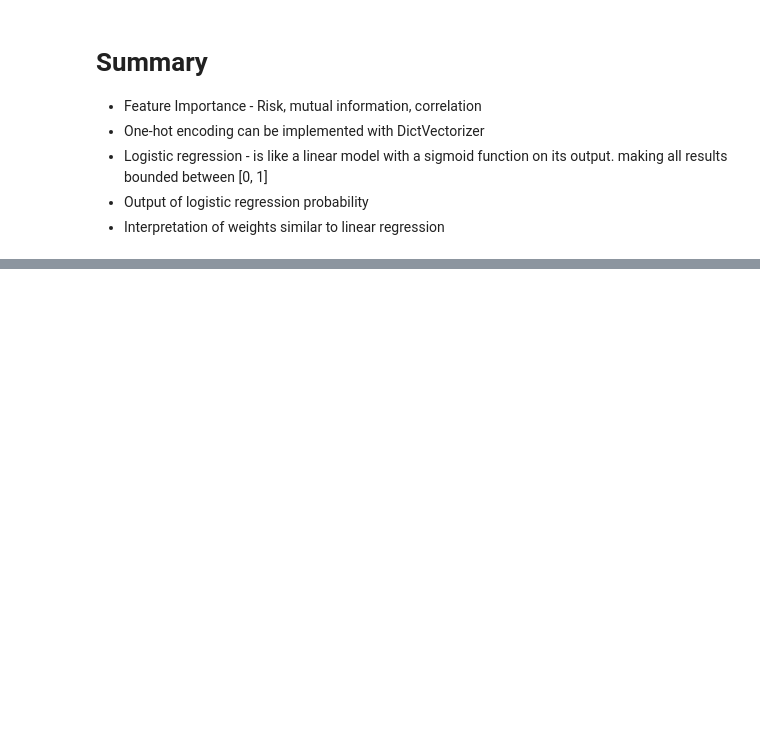
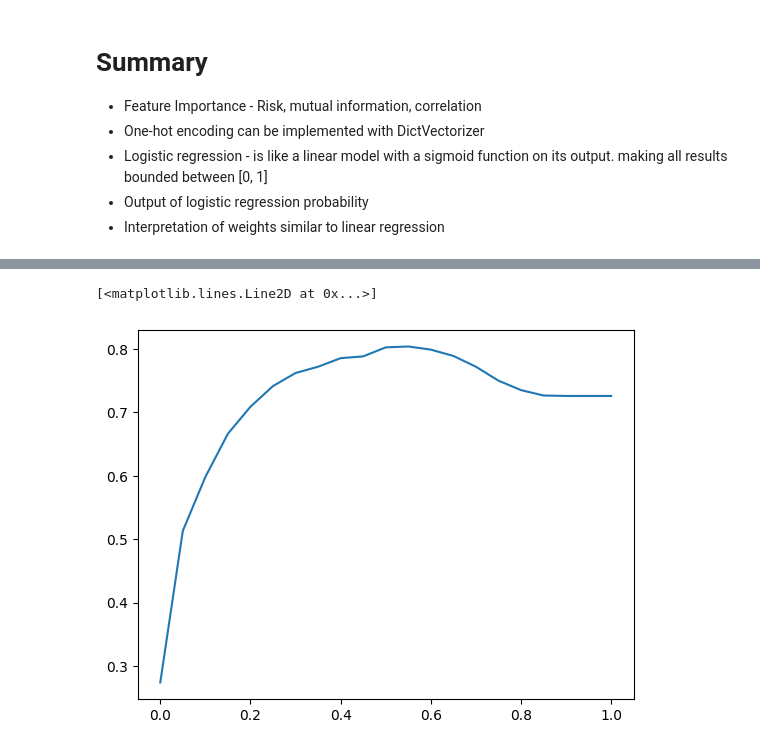
Before and after one commit to kelvin-meyet/MLOps-I-mlzmcmp, a Jupyter notebook: 03-churn-project/data-prep-and-modelling.ipynb, the cells around one changed output, grey strips where cells are left out. Drawn from its saved outputs; the diff is of its cells as text; code cells hidden in the pictures; blank space fills up the shorter version.

Commit message:
churn modelling note

```diff
--- a/03-churn-project/data-prep-and-modelling.ipynb
+++ b/03-churn-project/data-prep-and-modelling.ipynb
@@ -929,0 +923,14 @@ np.int64(1)
+# %%
+#Training model
+train_dict = df_train[categorical + numerical].to_dict(orient = 'records')
+X_train = dv.fit_transform(train_dict)
+model = LogisticRegression()
+model.fit(X_train, y_train)
+
+
+# validated on val data
+val_dict = df_val[categorical + numerical].to_dict(orient = 'records')
+X_val = dv.transform(val_dict)
+y_pred = model.predict_proba(X_val)[:, 1]
+churn_decision = (y_pred >=0.5)
+(y_val == churn_decision).mean()
@@ -929,0 +947,23 @@ np.int64(1)
+# %%
+# ---> Evaluate the model on different thresholds
+
+# # Manual threshold evaluation
+# thresholds = np.linspace(0,1,21)
+
+# scores = []
+
+# for t in thresholds:
+#     churn_decision = (y_pred >= t)
+#     score = (y_val == churn_decision).mean()
+#     print('%.2f %.3f' % (t, score))
+#     scores.append(score)
+
+
+# Function from Scikit Learn
+from sklearn.metrics import accuracy_score
+thresholds = np.linspace(0,1,21)
+scores = []
+for t in thresholds:
+    score = accuracy_score(y_val, y_pred >= t)
+    print('%.2f %.3f' % (t, score))
+    scores.append(score)
@@ -929,0 +988,5 @@ np.int64(1)
+# %%
+plt.plot(thresholds, scores)
+# %% [output]
+[<matplotlib.lines.Line2D at 0x...>]
+[figure, added]
```
Also changed, not shown: parts of 35 cells of this notebook.
